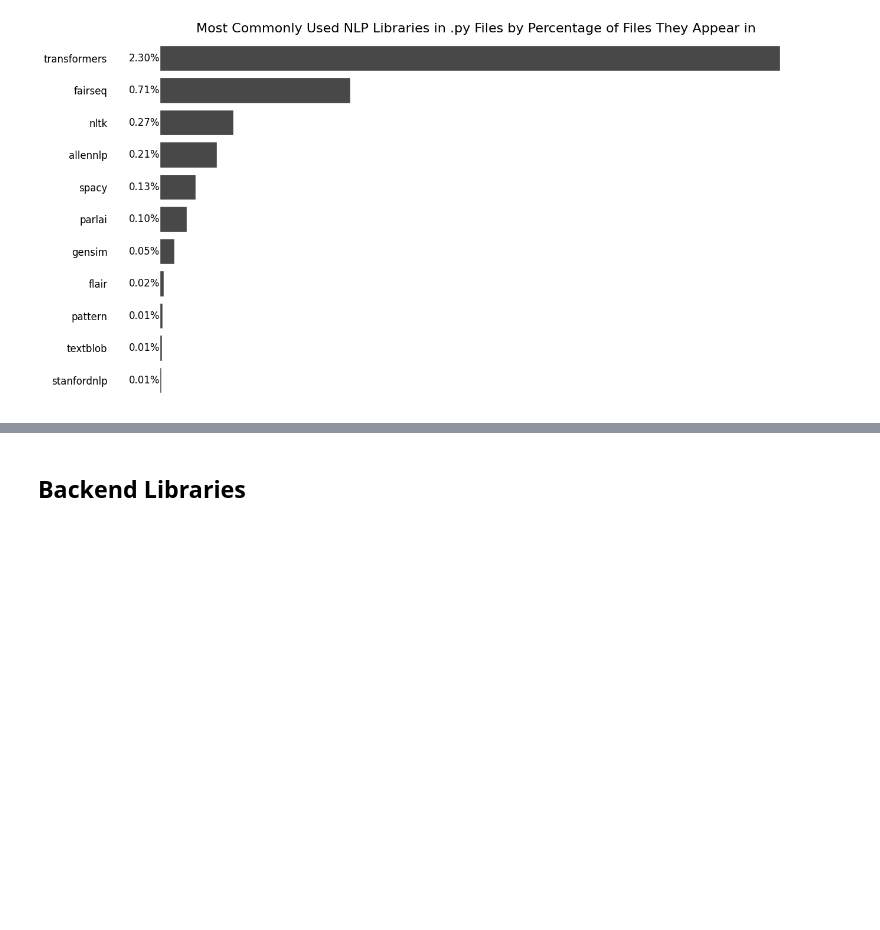
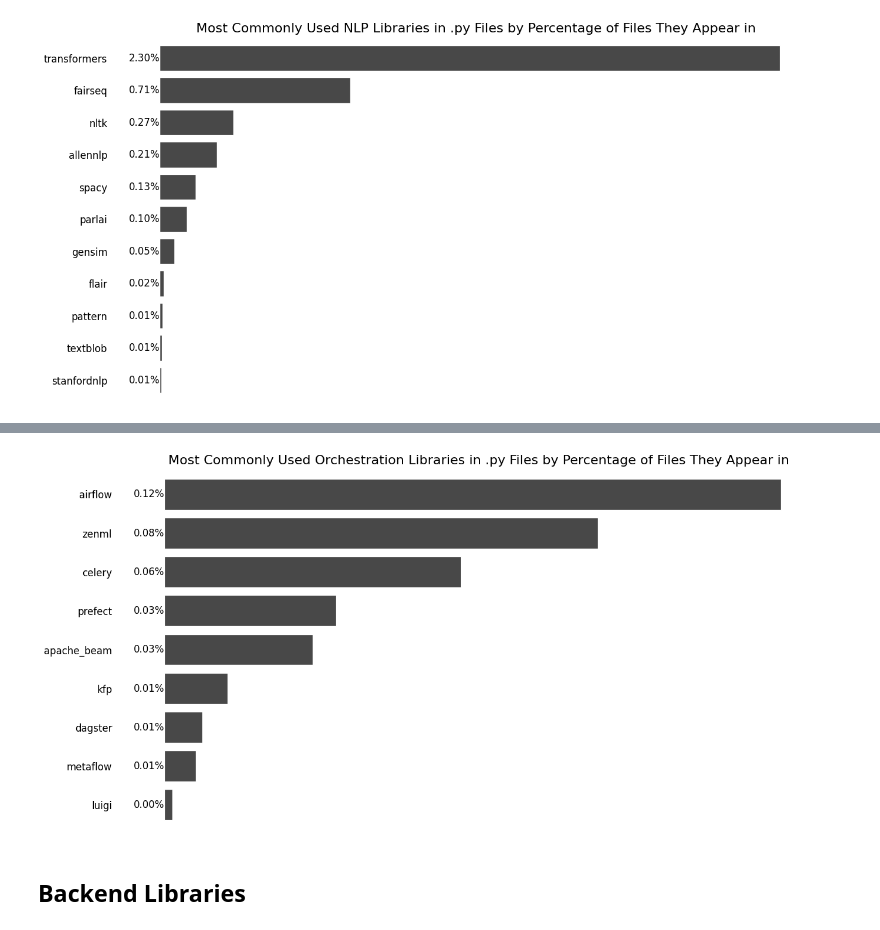
Before and after one commit to tobias-talaj/top-python-repos-analysis, a Jupyter notebook: notebooks/all_libraries_analysis.ipynb, the cells around one changed output, grey strips where cells are left out. Saved outputs shown, nothing was run; the diff lists cells and outputs as text; code cells hidden in the pictures; blank space fills up the shorter version.

```diff
--- a/notebooks/all_libraries_analysis.ipynb
+++ b/notebooks/all_libraries_analysis.ipynb
@@ -206,3 +234,8 @@ plot_popularity(nlp_libs_in_files_df_py, 'Most Commonly Used NLP Libraries in .p
+# %%
+orchestration_libs_in_files_df_py = libraries_in_files(orchestration_imports_py)
+plot_popularity(orchestration_libs_in_files_df_py, 'Most Commonly Used Orchestration Libraries in .py Files by Percentage of Files They Appear in', 16, py_file_count, 'files')
+# %% [output]
+[figure, added]
 # %% [markdown]
 ## Backend Libraries
 # %%
```
Also changed, not shown: parts of 7 cells of this notebook.
